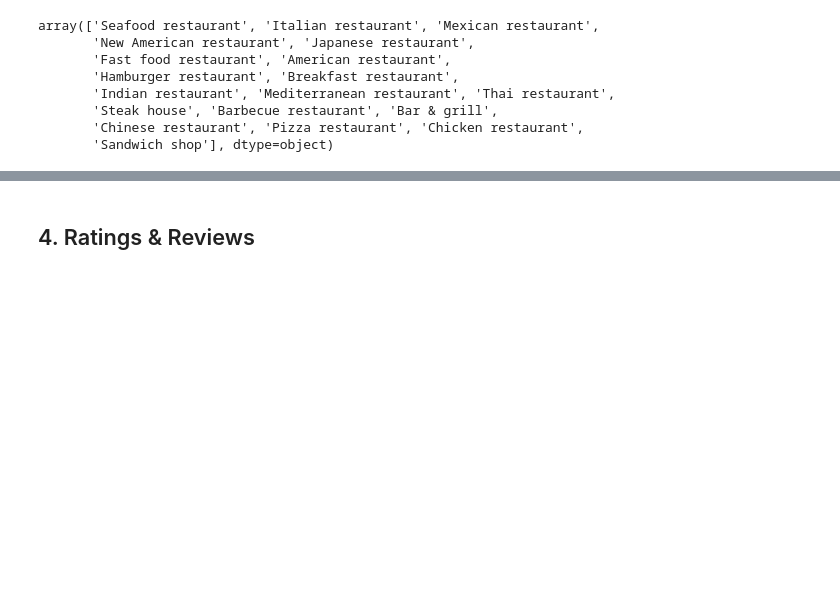
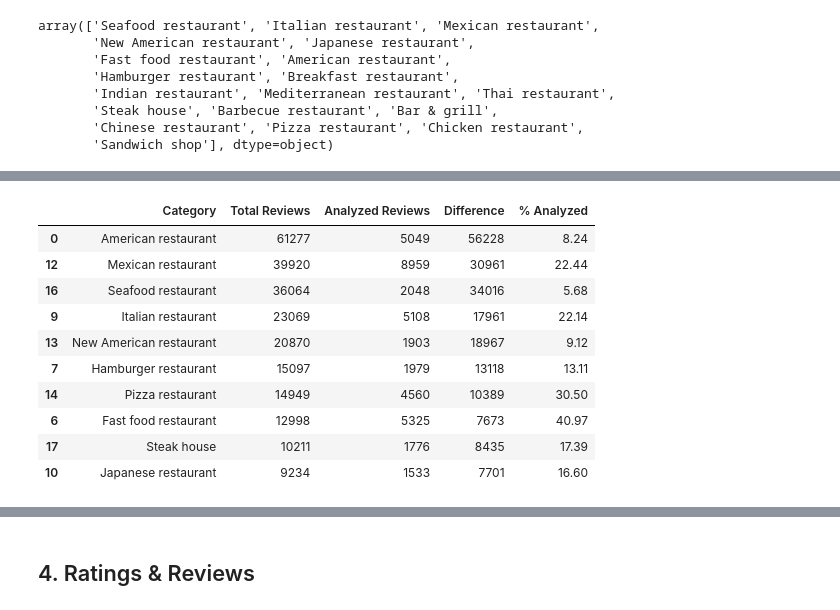
Before and after one commit to beatrizmarques2005/text_mining_in_reviews, a Jupyter notebook: notebooks/exploration.ipynb, the cells around one changed output, grey strips where cells are left out. Cells and saved outputs as stored; diff of their text form; code cells hidden in the pictures; blank space fills up the shorter version.

```diff
--- a/notebooks/exploration.ipynb
+++ b/notebooks/exploration.ipynb
@@ -208,2 +320,42 @@ bar_chart(restaurants_per_category, 'Category', 'Number of Restaurants', 'Number
+# %%
+# TODO: How many reviews per category?
+
+# Count how many reviews each category has *in the dataset*
+analyzed_counts = dataset[['categoryName', 'title']].value_counts().rename("Analyzed Reviews")
+analyzed_counts = analyzed_counts.groupby('categoryName').sum()
+
+# Get the total number of reviews each category had at scraping time
+# First ensure we count each restaurant once (drop duplicate restaurant titles),
+# then sum the reviewsCount per category.
+total_counts = (
+    dataset
+    .drop_duplicates(subset=['categoryName', 'title'])
+    .groupby('categoryName')['reviewsCount']
+    .sum()
+    .rename("Total Reviews")
+)
+
+# Combine both into a single DataFrame
+total_reviews_per_category_comparison = (
+    pd.concat([total_counts, analyzed_counts], axis=1)
+    .reset_index()
+    .rename(columns={'categoryName': 'Category'})
+)
+
+total_reviews_per_category_comparison['Difference'] = total_reviews_per_category_comparison['Total Reviews'] - total_reviews_per_category_comparison['Analyzed Reviews']
+total_reviews_per_category_comparison['% Analyzed'] = (total_reviews_per_category_comparison['Analyzed Reviews'] / total_reviews_per_category_comparison['Total Reviews'] * 100).round(2)
+total_reviews_per_category_comparison.sort_values(by='Total Reviews', ascending=False).head(10)
+# %% [output]
+|  | Category | Total Reviews | Analyzed Reviews | Difference | % Analyzed |
+| 0 | American restaurant | 61277 | 5049 | 56228 | 8.24 |
+| 12 | Mexican restaurant | 39920 | 8959 | 30961 | 22.44 |
+| 16 | Seafood restaurant | 36064 | 2048 | 34016 | 5.68 |
+| 9 | Italian restaurant | 23069 | 5108 | 17961 | 22.14 |
+| 13 | New American restaurant | 20870 | 1903 | 18967 | 9.12 |
+| 7 | Hamburger restaurant | 15097 | 1979 | 13118 | 13.11 |
+| 14 | Pizza restaurant | 14949 | 4560 | 10389 | 30.50 |
+| 6 | Fast food restaurant | 12998 | 5325 | 7673 | 40.97 |
+| 17 | Steak house | 10211 | 1776 | 8435 | 17.39 |
+| 10 | Japanese restaurant | 9234 | 1533 | 7701 | 16.60 |
 # %%
 # TODO: Clustered Bar plot: reviews per category (sorted descending — maybe top 20) (2 bars per category -> total reviews (reviewsCount) + total reviews analysed (sum of reviews per category)).
```
Also changed, not shown: parts of 31 cells of this notebook, 1 other file.
